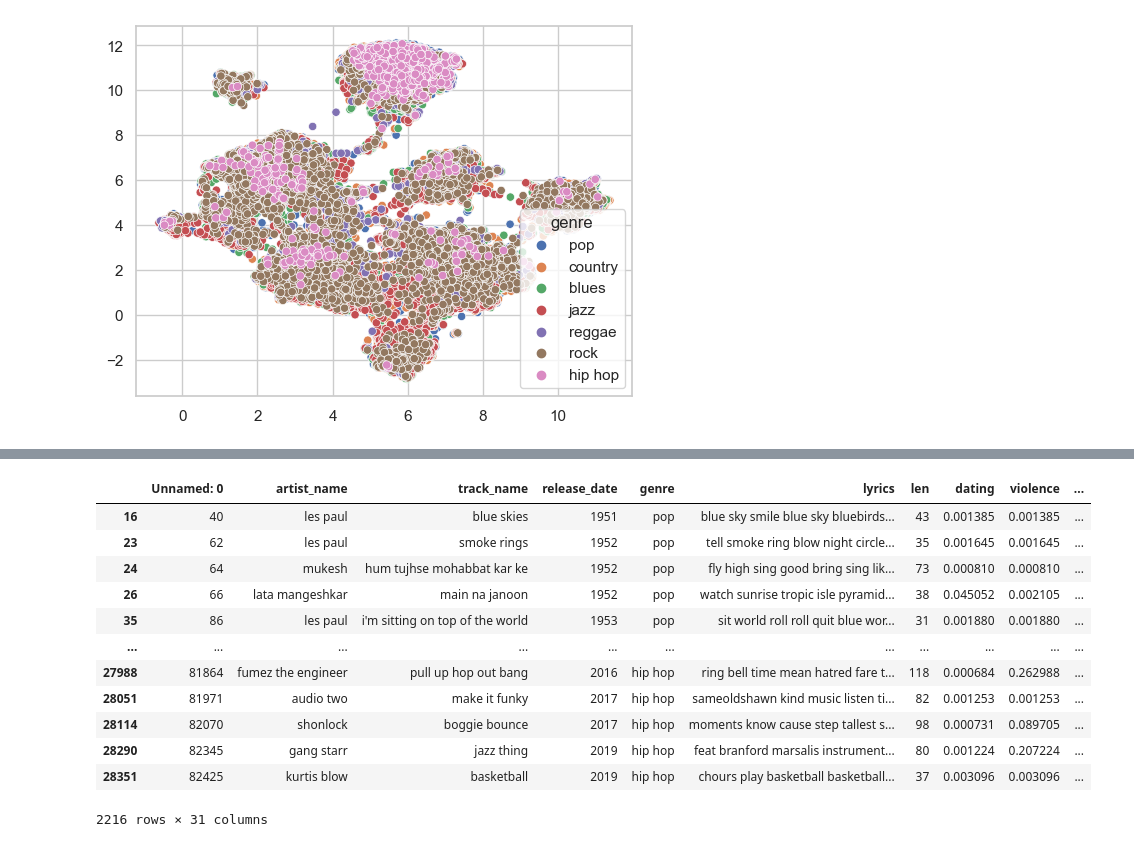
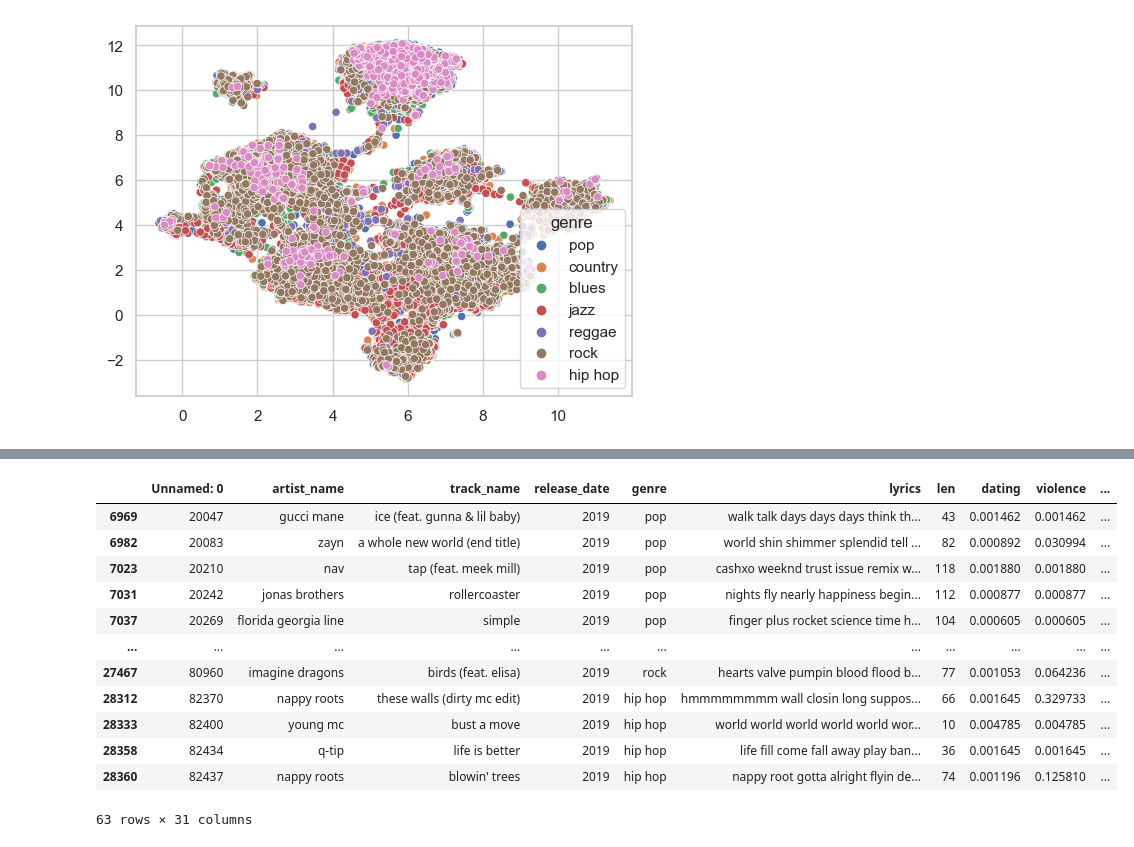
Before and after one commit to Aekai/kaggle-1950-2019songs, a Jupyter notebook: Data description.ipynb, the cells around one changed output, grey strips where cells are left out. Cells and saved outputs as stored; diff of their text form; code cells hidden in the pictures.

```diff
--- a/Data description.ipynb
+++ b/Data description.ipynb
@@ -117,16 +117,16 @@ Text(0, 0.5, '')
 # %%
-df[df3["cluster"] == 1]
+df[df3["cluster"] == 7][df["release_date"] == 2019]
 # %% [output]
 |  | Unnamed: 0 | artist_name | track_name | release_date | genre | lyrics | len | dating | violence | ... |
-| 16 | 40 | les paul | blue skies | 1951 | pop | blue sky smile blue sky bluebirds... | 43 | 0.001385 | 0.001385 | ... |
-| 23 | 62 | les paul | smoke rings | 1952 | pop | tell smoke ring blow night circle... | 35 | 0.001645 | 0.001645 | ... |
-| 24 | 64 | mukesh | hum tujhse mohabbat kar ke | 1952 | pop | fly high sing good bring sing lik... | 73 | 0.000810 | 0.000810 | ... |
-| 26 | 66 | lata mangeshkar | main na janoon | 1952 | pop | watch sunrise tropic isle pyramid... | 38 | 0.045052 | 0.002105 | ... |
-| 35 | 86 | les paul | i'm sitting on top of the world | 1953 | pop | sit world roll roll quit blue wor... | 31 | 0.001880 | 0.001880 | ... |
+| 6969 | 20047 | gucci mane | ice (feat. gunna & lil baby) | 2019 | pop | walk talk days days days think th... | 43 | 0.001462 | 0.001462 | ... |
+| 6982 | 20083 | zayn | a whole new world (end title) | 2019 | pop | world shin shimmer splendid tell ... | 82 | 0.000892 | 0.030994 | ... |
+| 7023 | 20210 | nav | tap (feat. meek mill) | 2019 | pop | cashxo weeknd trust issue remix w... | 118 | 0.001880 | 0.001880 | ... |
+| 7031 | 20242 | jonas brothers | rollercoaster | 2019 | pop | nights fly nearly happiness begin... | 112 | 0.000877 | 0.000877 | ... |
+| 7037 | 20269 | florida georgia line | simple | 2019 | pop | finger plus rocket science time h... | 104 | 0.000605 | 0.000605 | ... |
 | ... | ... | ... | ... | ... | ... | ... | ... | ... | ... | ... |
-| 27988 | 81864 | fumez the engineer | pull up hop out bang | 2016 | hip hop | ring bell time mean hatred fare t... | 118 | 0.000684 | 0.262988 | ... |
-| 28051 | 81971 | audio two | make it funky | 2017 | hip hop | sameoldshawn kind music listen ti... | 82 | 0.001253 | 0.001253 | ... |
-| 28114 | 82070 | shonlock | boggie bounce | 2017 | hip hop | moments know cause step tallest s... | 98 | 0.000731 | 0.089705 | ... |
-| 28290 | 82345 | gang starr | jazz thing | 2019 | hip hop | feat branford marsalis instrument... | 80 | 0.001224 | 0.207224 | ... |
-| 28351 | 82425 | kurtis blow | basketball | 2019 | hip hop | chours play basketball basketball... | 37 | 0.003096 | 0.003096 | ... |
+| 27467 | 80960 | imagine dragons | birds (feat. elisa) | 2019 | rock | hearts valve pumpin blood flood b... | 77 | 0.001053 | 0.064236 | ... |
+| 28312 | 82370 | nappy roots | these walls (dirty mc edit) | 2019 | hip hop | hmmmmmmmm wall closin long suppos... | 66 | 0.001645 | 0.329733 | ... |
+| 28333 | 82400 | young mc | bust a move | 2019 | hip hop | world world world world world wor... | 10 | 0.004785 | 0.004785 | ... |
+| 28358 | 82434 | q-tip | life is better | 2019 | hip hop | life fill come fall away play ban... | 36 | 0.001645 | 0.001645 | ... |
+| 28360 | 82437 | nappy roots | blowin' trees | 2019 | hip hop | nappy root gotta alright flyin de... | 74 | 0.001196 | 0.125810 | ... |
-2216 rows × 31 columns
+63 rows × 31 columns
```
Also changed, not shown: parts of 2 cells of this notebook, 1 other file.
